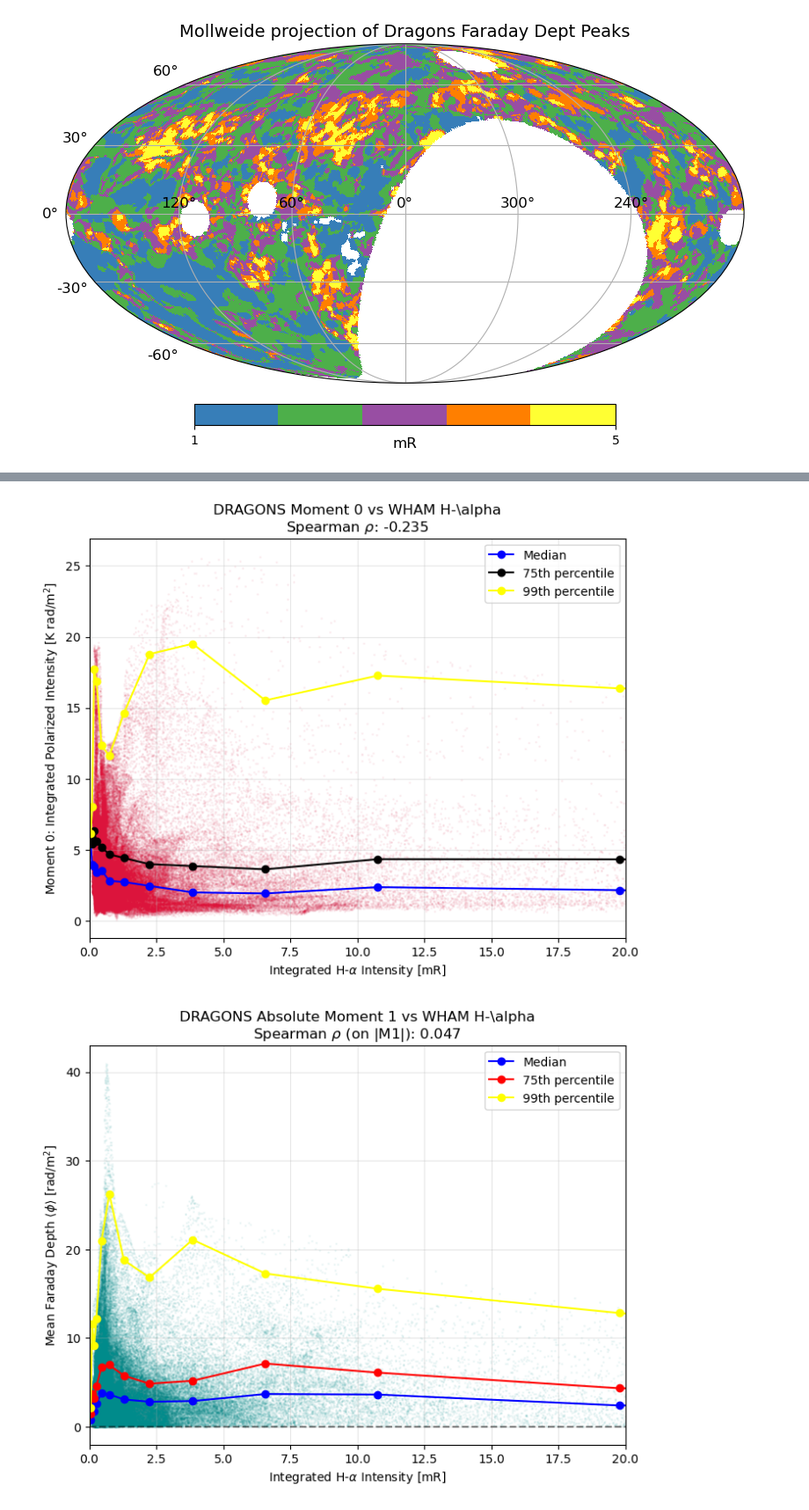
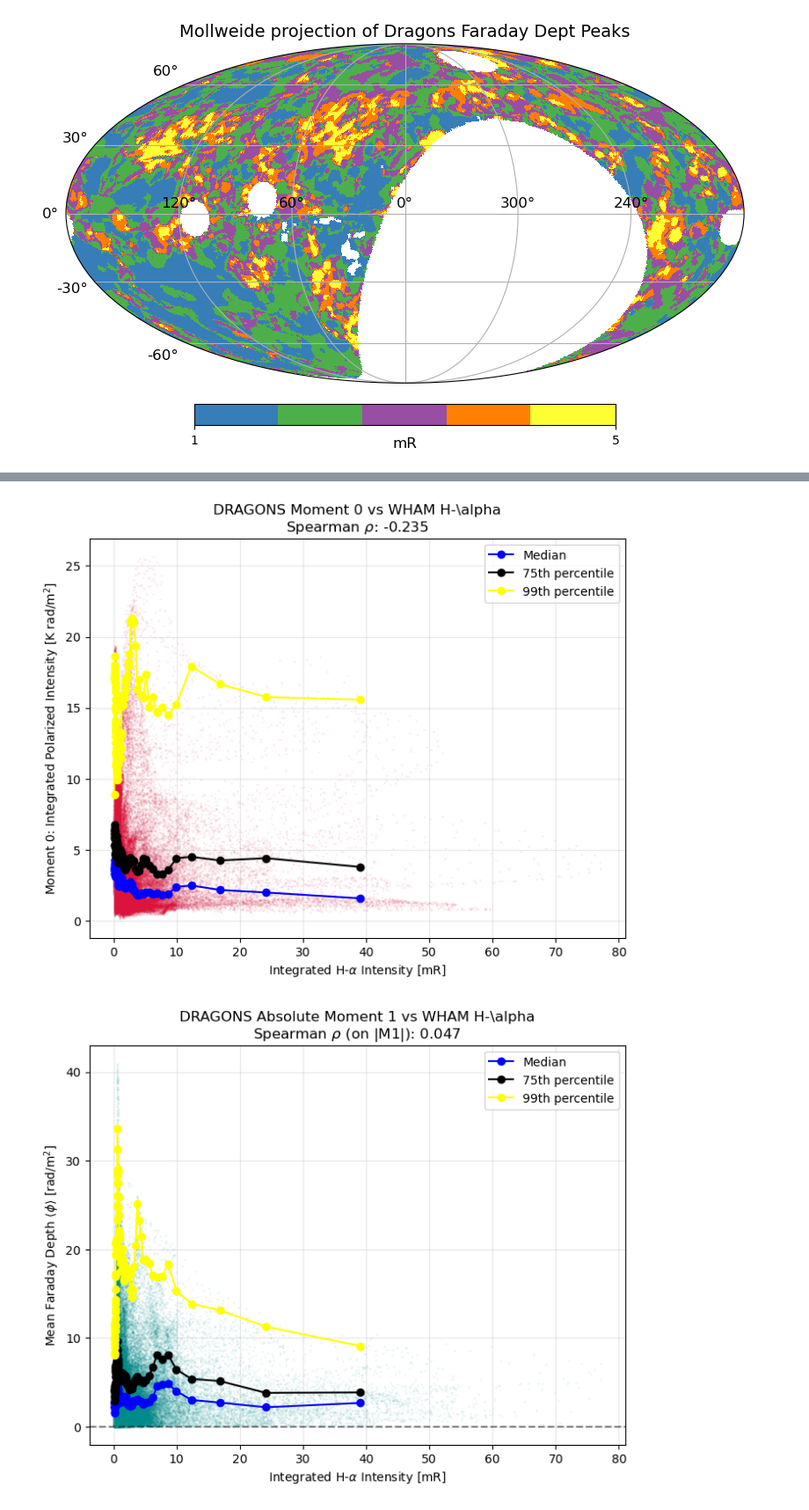
Before and after one commit to jdloading/ResearchSummer26, a Jupyter notebook: notebooks/FaradayDepthvHAlpha.ipynb, the cells around one changed output, grey strips where cells are left out. Shown at 88% size. Drawn from its saved outputs; the diff is of its cells as text; code cells hidden in the pictures.

```diff
--- a/notebooks/FaradayDepthvHAlpha.ipynb
+++ b/notebooks/FaradayDepthvHAlpha.ipynb
@@ -85,7 +89,7 @@ projview(
 <matplotlib.collections.QuadMesh at 0x...>
 [figure]
 # %%
-fn = '~/Research/DRAGONS/DRAGONS_faraday_depth_cubes/faraday_synthesis/dragons_Npeaks_8sigma.hpx.fits'
+fn = '~/ResearchSummer26/DRAGONS/DRAGONS_faraday_depth_cubes/faraday_synthesis/dragons_Npeaks_8sigma.hpx.fits'
 NpeaksDat = fits.getdata(fn)
 NpeaksHdr = fits.getheader(fn)
 # %%
@@ -502,7 +516,7 @@ CRVAL2  =                  0.0
 DATE    = '2025-09-15'
 INSTRUME= 'DRAO-15 '
 # %%
-fn = '~/Research/DRAGONS/DRAGONS_faraday_depth_cubes/faraday_synthesis/dragons_M0_gal.hpx.fits'
+fn = '~/ResearchSummer26/DRAGONS/DRAGONS_faraday_depth_cubes/faraday_synthesis/dragons_M0_gal.hpx.fits'
 MzeroHdr = fits.getheader(fn)
 MzeroDat = fits.getdata(fn)
 MzeroHdr
@@ -520,7 +534,7 @@ BUNIT   = 'K/RMSF rad/m^2'
 DATE    = '2025-09-15'
 INSTRUME= 'DRAO-15 '
 # %%
-fn = '~/Research/DRAGONS/DRAGONS_faraday_depth_cubes/faraday_synthesis/dragons_M1_gal.hpx.fits'
+fn = '~/ResearchSummer26/DRAGONS/DRAGONS_faraday_depth_cubes/faraday_synthesis/dragons_M1_gal.hpx.fits'
 MoneHdr = fits.getheader(fn)
 MoneDat = fits.getdata(fn)
 MoneHdr
@@ -698,7 +712,7 @@ plt.grid(True, which="both", linestyle='--', alpha=0.3)
 # %% [output]
 [figure]
 # %%
-fn = '~/Research/DRAGONS/DRAGONS_faraday_depth_cubes/faraday_synthesis/dragons_m2_gal.hpx.fits'
+fn = '~/ResearchSummer26/DRAGONS/DRAGONS_faraday_depth_cubes/faraday_synthesis/dragons_m2_gal.hpx.fits'
 MtwoHdr = fits.getheader(fn)
 MtwoDat = fits.getdata(fn)
 MtwoHdr
@@ -755,6 +769,9 @@ validMaskM2 = (
     (whamSmoothed != hp.UNSEEN) & (MtwoDat != hp.UNSEEN) &
     (~np.isnan(whamSmoothed)) & (~np.isnan(MtwoDat)) & (MtwoDat != 0.0)
 )
+
+haBins = np.percentile(cleanHa, np.linspace(0, 100, 100))
+
 
 cleanHaM0 = whamSmoothed[validMaskM0]
 cleanM0 = MzeroDat[validMaskM0]
@@ -811,6 +828,7 @@ binnedM2Medians =[]
 binnedM2UpperQuantile = []
 binnedM2UpperLim =[]
 binnedHaM2Centers =[]
+
 for i in range(len(haBins)-1):
     binMask = (cleanHa >= haBins[i]) & (cleanHa < haBins[i+1])
     m2InBin = np.abs(cleanM2)[binMask]
@@ -835,7 +853,6 @@ plt.xlabel(r"Integrated H-$\alpha$ Intensity [mR]")
 plt.ylabel("Moment 0: Integrated Polarized Intensity [K rad/m$^2$]")
 plt.title(f"DRAGONS Moment 0 vs WHAM H-\\alpha\nSpearman $\\rho$: {statsM0.statistic:.3f}")
 plt.grid(True, alpha=0.3)
-plt.xlim(0, 20)
 plt.legend()
 plt.show()
 
@@ -844,13 +861,12 @@ plt.figure(figsize=(8,6))
 plt.scatter(cleanHa, np.abs(cleanM1), alpha=0.05, c='darkcyan', s=1)
 plt.axhline(0, color='black', linestyle='--', alpha=0.5)
 plt.plot(binnedHaM1Centers, binnedM1Medians, 'o-', color = 'blue', label = 'Median')
-plt.plot(binnedHaM1Centers, binnedM1UpperQuantile, 'o-', color = 'red', label = '75th percentile')
+plt.plot(binnedHaM1Centers, binnedM1UpperQuantile, 'o-', color = 'black', label = '75th percentile')
 plt.plot(binnedHaM1Centers, binnedM1UpperLim, 'o-', color = 'yellow', label = '99th percentile')
 plt.xlabel(r"Integrated H-$\alpha$ Intensity [mR]")
 plt.ylabel(r"Mean Faraday Depth $\langle\phi\rangle$ [rad/m$^2$]")
 plt.title(f"DRAGONS Absolute Moment 1 vs WHAM H-\\alpha\nSpearman $\\rho$ (on |M1|): {rhoValue:.3f}")
 plt.grid(True, alpha=0.3)
-plt.xlim(0, 20)
 plt.legend()
 plt.show()
 
@@ -858,13 +874,12 @@ plt.show()
 plt.figure(figsize=(8,6))
 plt.scatter(cleanHaM2, cleanM2, alpha=0.05, c='indigo', s=1)
 plt.plot(binnedHaM2Centers, binnedM2Medians, 'o-', color = 'blue', label = 'Median')
-plt.plot(binnedHaM2Centers, binnedM2UpperQuantile, 'o-', color = 'red', label = ' 75th percentile')
+plt.plot(binnedHaM2Centers, binnedM2UpperQuantile, 'o-', color = 'black', label = ' 75th percentile')
 plt.plot(binnedHaM2Centers, binnedM2UpperLim, 'o-', color = 'yellow', label = '99th percentile')
 plt.xlabel(r"Integrated H-$\alpha$ Intensity [mR]")
 plt.ylabel("Moment 2: Faraday Depth Dispersion $\sigma_\phi$ [rad/m$^2$]")
 plt.title(f"DRAGONS Moment 2 vs WHAM H-\\alpha\nSpearman $\\rho$: {statsM2.statistic:.3f}")
 plt.grid(True, alpha=0.3)
-plt.xlim(0, 20)
 plt.legend()
 plt.show()
 # %% [output]
@@ -873,3 +888,3 @@ M1 rho: -0.06986072339597181 | M1 pVal: 2.0180754241879037e-139
 M2 rho:  0.30684390862181626 | M2 pVal: 0.0
-[figure, old version]
+[figure, new version]
-[figure, old version]
+[figure, new version]
```
Also changed, not shown: parts of 17 cells of this notebook, 2 other files.
